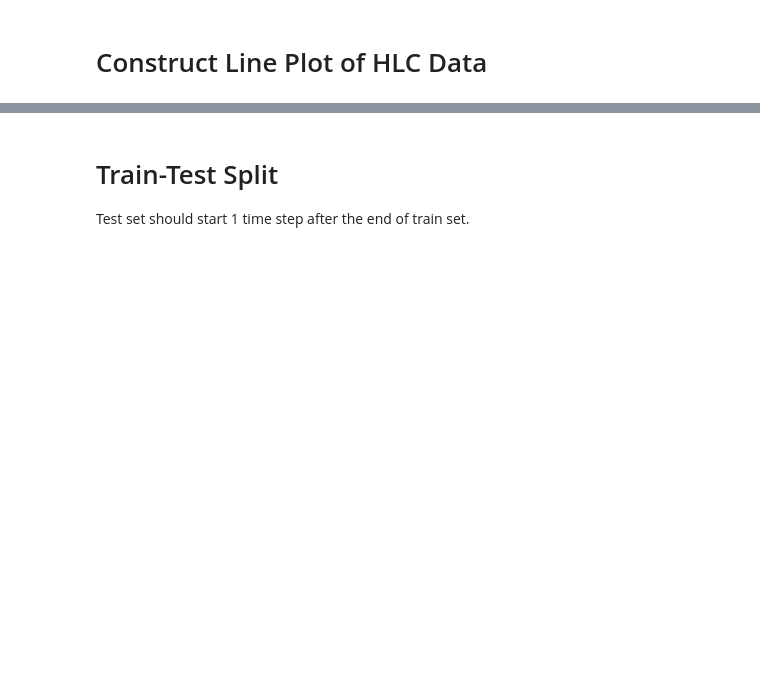
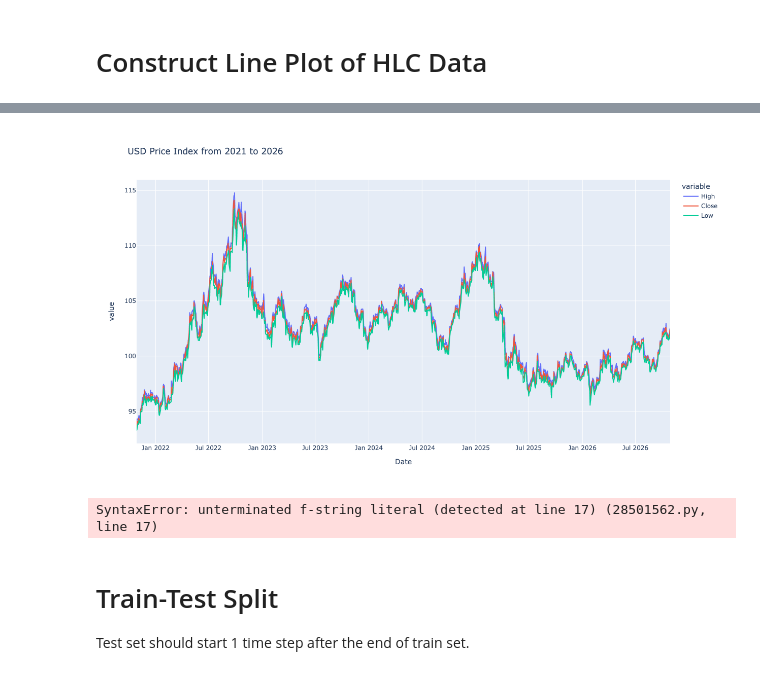
Before and after one commit to sakisv/msc_dws, a Jupyter notebook: 101-MachineLearning/02-KNN-TimeseriesForecasting/Timeseries_Forecasting.ipynb, the cells around one changed output, grey strips where cells are left out. Drawn from its saved outputs; the diff is of its cells as text; code cells hidden in the pictures; blank space fills up the shorter version.

```diff
--- a/101-MachineLearning/02-KNN-TimeseriesForecasting/Timeseries_Forecasting.ipynb
+++ b/101-MachineLearning/02-KNN-TimeseriesForecasting/Timeseries_Forecasting.ipynb
@@ -47,3 +59,6 @@ See https://pandas.pydata.org/docs/dev/whatsnew/v3.1.0.html#deprecation-inplace
 # %%
 fig = px.line(df, x='Date', y=['High', 'Close', 'Low'], title='USD Price Index from 2021 to 2026')
+fig.update_layout(width=1200, height=700)
 fig.show()
+# %% [output]
+[figure, added]
@@ -50,3 +68,23 @@ fig.show()
+# %%
+from statsmodels.tsa.stattools import adfuller, kpss
+
+results = {}
+for ts in ["High", "Low", "Close"]:
+    for i, f in enumerate([adfuller, kpss]):
+        res = f(df[ts].dropna(), result_object=True)
+        if ts not in results:
+            results[ts] = {}
+        results[ts][f.__name__] = res
+
+limit = 0.05
+for k, v in results.items():
+    if any([
+        v["adfuller"].pvalue >= limit,
+        v["kpss"].pvalue < limit,
+    ]):
+        print(f"{k} is not stationary")
+# %% [output]
+SyntaxError: unterminated f-string literal (detected at line 17) (28501562.py, line 17)
 # %% [markdown]
 # Train-Test Split
 
```
Also changed, not shown: parts of 14 cells of this notebook.
